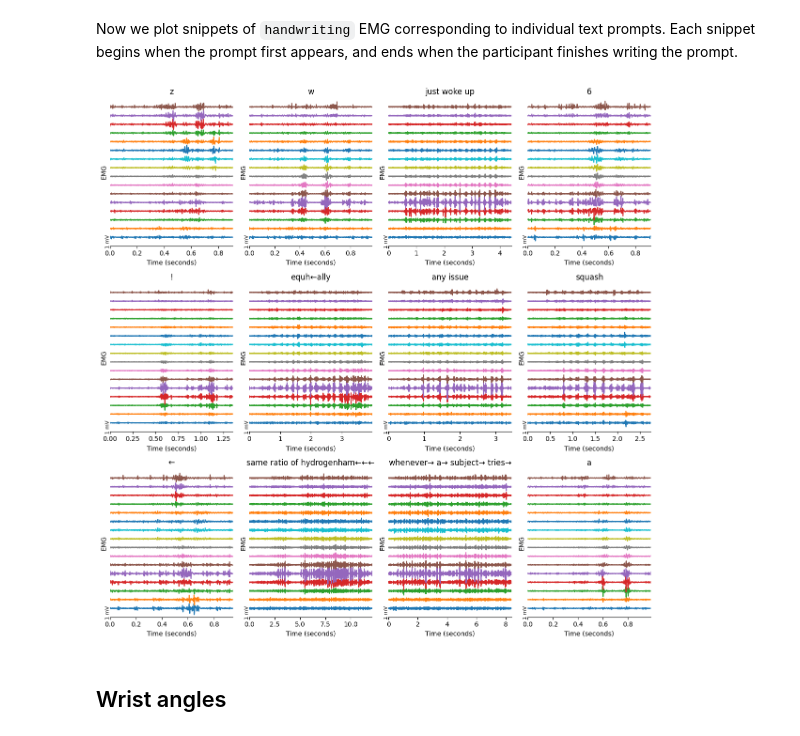
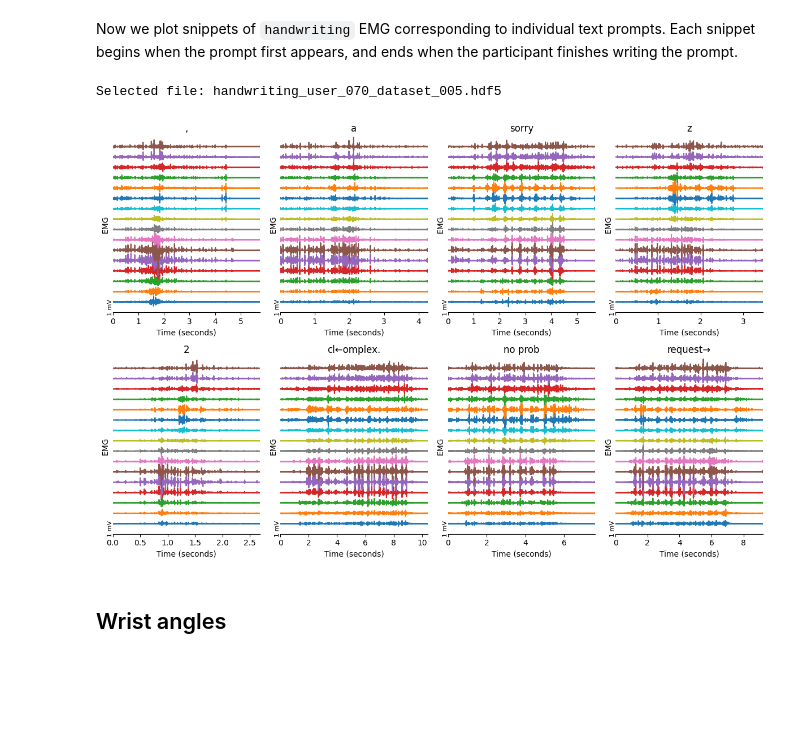
Before and after one commit to facebookresearch/generic-neuromotor-interface, a Jupyter notebook: notebooks/explore_data.ipynb, the cells around one changed output. Saved outputs shown, nothing was run; the diff lists cells and outputs as text; code cells hidden in the pictures; blank space fills up the shorter version.

```diff
--- a/notebooks/explore_data.ipynb
+++ b/notebooks/explore_data.ipynb
@@ -19,7 +19,7 @@ import os
 
 DATA_FOLDER = "~/emg_data/"
 
-def get_task_dataset_paths(task: Task):
+def get_task_dataset_paths(task: Task) -> list[str]:
     """Get full paths to all datasets for a given task."""
     folder = os.path.expanduser(DATA_FOLDER)
     datasets = glob.glob(os.path.join(folder, '*.hdf5'))
@@ -156,11 +160,23 @@ ncols = 4
 fig, axs = plt.subplots(nrows, ncols, figsize=(ncols * 3, nrows * 4))
 
 # Sample random gestures
-gestures = gesture_data.prompts.sample(nrows * ncols, random_state=2, replace=False)
+sampled_gestures = discrete_gestures_data.prompts.sample(
+    nrows * ncols,
+    random_state=2,
+    replace=False
+)
 
-for ax, (_, gesture) in zip(axs.flatten(), gestures.iterrows()):
-    timeseries = gesture_data.partition(gesture.time + window[0], gesture.time + window[1])
-    plot_emg(timeseries["time"], timeseries["emg"], ax=ax)
+for ax, (_, gesture) in zip(axs.flatten(), sampled_gestures.iterrows()):
+    timeseries = discrete_gestures_data.partition(
+        start_t=gesture.time + window[0],
+        end_t=gesture.time + window[1]
+    )
+    plot_emg(
+        timeseries["time"] - gesture.time,
+        timeseries["emg"],
+        normalize_time=False,
+        ax=ax
+    )
     gesture_name = gesture.loc["name"]
     ax.set(title=f"{gesture_name}")
 
@@ -173,24 +189,39 @@ plt.tight_layout()
 Now we plot snippets of `handwriting` EMG corresponding to individual text prompts. Each snippet begins when the prompt first appears, and ends when the participant finishes writing the prompt.
 # %%
 handwriting_file = get_task_dataset_paths("handwriting")[1]
+print("Selected file:", os.path.basename(handwriting_file))
+
 handwriting_data = load_data(handwriting_file)
+# %% [output]
+Selected file: handwriting_user_070_dataset_005.hdf5
 # %%
-nrows = 3
+nrows = 2
 ncols = 4
 
 fig, axs = plt.subplots(nrows, ncols, figsize=(ncols * 3, nrows * 4))
 
 # Sample random prompts
-prompts = handwriting_data.prompts.sample(nrows * ncols, random_state=0, replace=False)
+sampled_prompts = handwriting_data.prompts.sample(
+    nrows * ncols,
+    random_state=0,
+    replace=False
+)
 
-for ax, (_, prompt) in zip(axs.flatten(), prompts.iterrows()):
-    timeseries = handwriting_data.partition(prompt.start, prompt.end)
-    plot_emg(timeseries["time"], timeseries["emg"], ax=ax)
+for ax, (_, prompt) in zip(axs.flatten(), sampled_prompts.iterrows()):
+    timeseries = handwriting_data.partition(
+        start_t=prompt.start,
+        end_t=prompt.end
+    )
+    plot_emg(
+        timeseries["time"],
+        timeseries["emg"],
+        ax=ax
+    )
     ax.set(title=f"{prompt.prompt}")
 
 plt.tight_layout()
 # %% [output]
-[figure, old version]
+[figure, new version]
 # %% [markdown]
 ## Wrist angles
 # %% [markdown]
```
Also changed, not shown: parts of 12 cells of this notebook, 1 other file.
